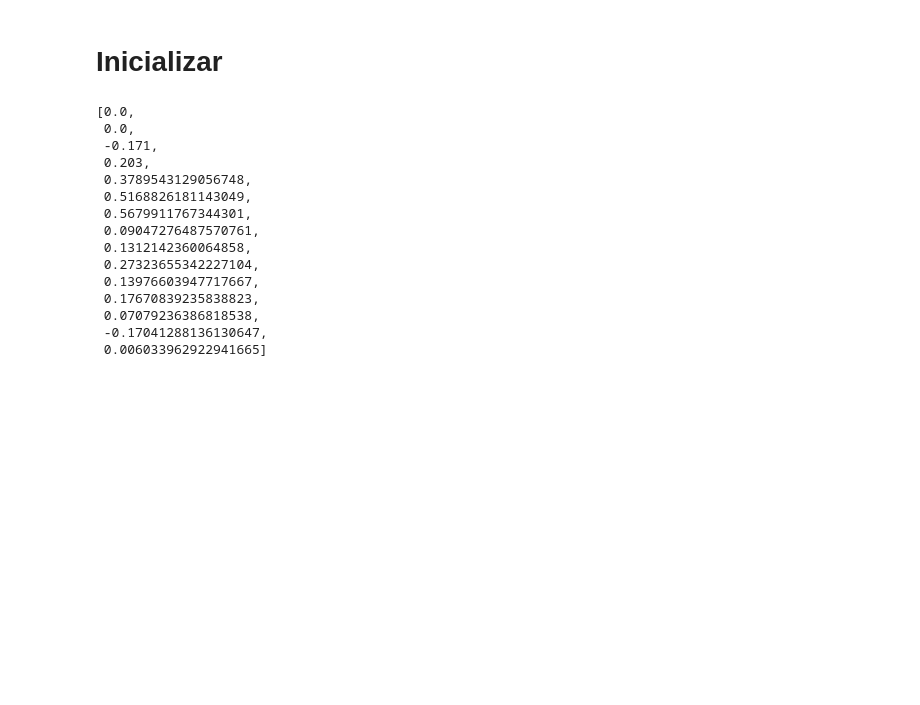
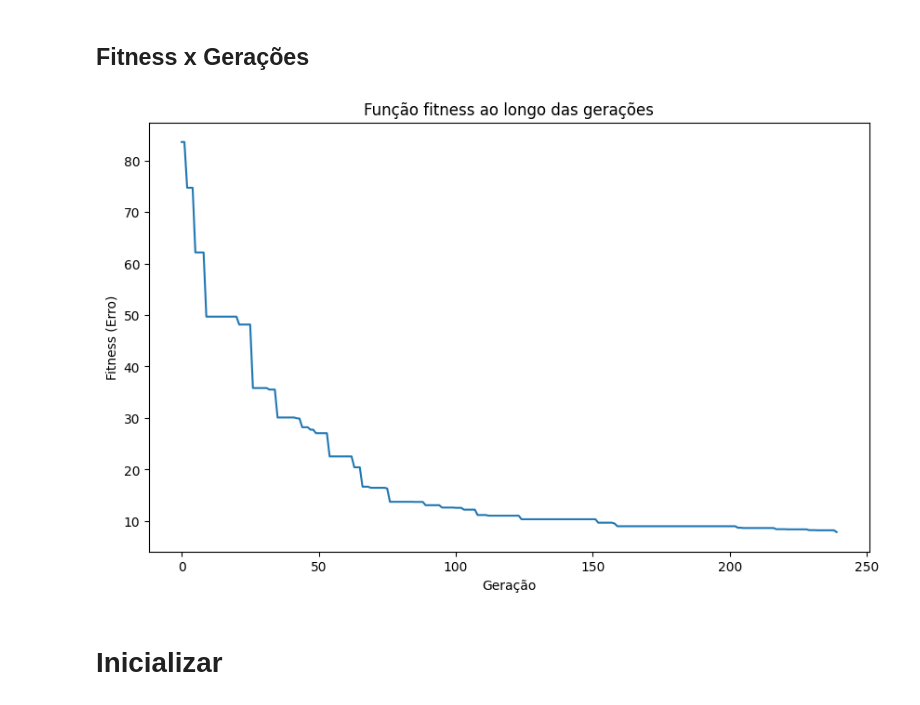
Before and after one commit to rafael-fraga/six-bar-linkage-synthesis-GA, a Jupyter notebook: ag/nb.ipynb, the cells around one changed output. Cells and saved outputs as stored; diff of their text form; code cells hidden in the pictures; blank space fills up the shorter version.

```diff
--- a/ag/nb.ipynb
+++ b/ag/nb.ipynb
@@ -4,0 +13,2 @@ import os, random
+# %%
+log = json.loads(open('../log.json').read())
@@ -5,27 +35,16 @@ import os, random
+# %% [markdown]
+## Fitness x Gerações
+# %%
+plt.figure(figsize=(10, 6))
+plt.plot(log['fitness_history'])
+plt.title('Função fitness ao longo das gerações')
+plt.xlabel('Geração')
+plt.ylabel('Fitness (Erro)')
+plt.show()
+# %% [output]
+[figure, added]
 # %% [markdown]
 # Inicializar
-# %%
-f = open('best_chromosome', 'r')
-data = f.read()
-c = [float(x) for x in data.split(', ')][4:]
-c = Chromosome(data=c)
-c.get_params()
-# %% [output]
-[0.0,
- 0.0,
- -0.171,
- 0.203,
- 0.3789543129056748,
- 0.5168826181143049,
- 0.5679911767344301,
- 0.09047276487570761,
- 0.1312142360064858,
- 0.27323655342227104,
- 0.13976603947717667,
- 0.17670839235838823,
- 0.07079236386818538,
- -0.17041288136130647,
- 0.006033962922941665]
 # %%
 traj = calculate_trajectory(c, return_all=True)
 traj
```
Also changed, not shown: parts of 9 cells of this notebook, 6 other files.
